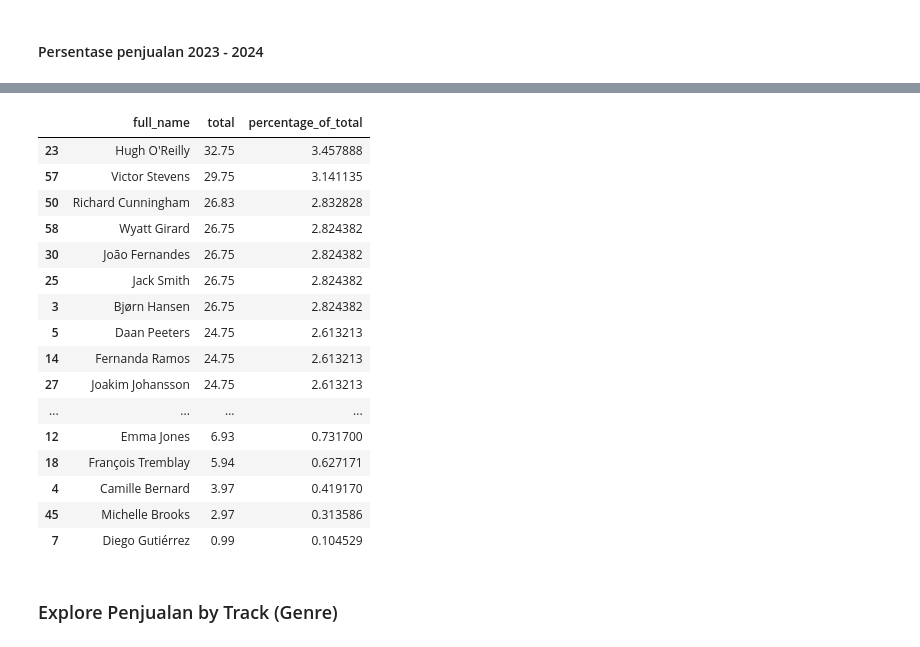
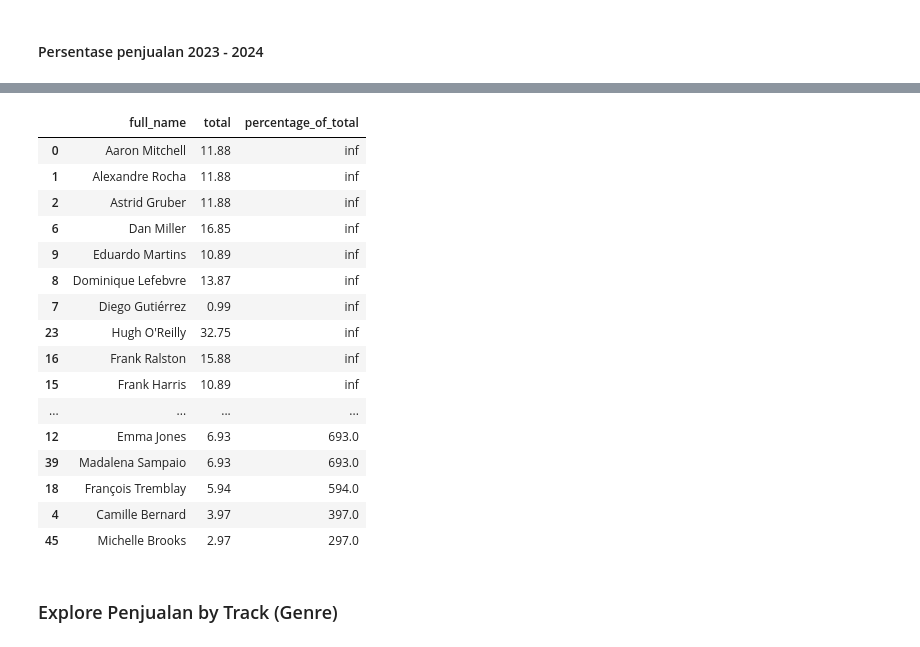
Before and after one commit to barastrong/Inkubasi, a Jupyter notebook: notebook.ipynb, the cells around one changed output, grey strips where cells are left out. Cells and saved outputs as stored; diff of their text form; code cells hidden in the pictures.

```diff
--- a/notebook.ipynb
+++ b/notebook.ipynb
@@ -1024,6 +1052,6 @@ spending_per_customer.sort_values('percentage_of_total', ascending=False)
 # %%
 # QUEST 9
 # TODO : hitung total revenue pada periode 2023-2024
-total_revenue_2324 = customer_invoice # lengkapi blok ini
+total_revenue_2324 = customer_invoice['invoice_date'].dt.year.isin([2023,2024]) # lengkapi blok ini
 total_revenue_2324
 # %% [output]
@@ -1031,29 +1070,29 @@ np.float64(947.1100000000001)
 # %%
 # QUEST 10
 # TODO : hitung persentase kontribusi pembelian customer terhadap total pendapatan pada periode 2023-2024
-spending_per_customer_2324 = customer_invoice[periode_filer].groupby('full_name').agg({
+spending_per_customer_2324 = customer_invoice[total_revenue_2324].groupby('full_name').agg({
     'total': 'sum'
 }).reset_index()
-spending_per_customer_2324['percentage_of_total'] = (spending_per_customer_2324['total'] / total_revenue_2324) # kali seratus
+spending_per_customer_2324['percentage_of_total'] = (spending_per_customer_2324['total'] / total_revenue_2324 *  100) # kali seratus
 spending_per_customer_2324.sort_values('percentage_of_total', ascending=False)
 # %% [output]
 |  | full_name | total | percentage_of_total |
-| 23 | Hugh O'Reilly | 32.75 | 3.457888 |
-| 57 | Victor Stevens | 29.75 | 3.141135 |
-| 50 | Richard Cunningham | 26.83 | 2.832828 |
-| 58 | Wyatt Girard | 26.75 | 2.824382 |
-| 30 | João Fernandes | 26.75 | 2.824382 |
-| 25 | Jack Smith | 26.75 | 2.824382 |
-| 3 | Bjørn Hansen | 26.75 | 2.824382 |
-| 5 | Daan Peeters | 24.75 | 2.613213 |
-| 14 | Fernanda Ramos | 24.75 | 2.613213 |
-| 27 | Joakim Johansson | 24.75 | 2.613213 |
+| 0 | Aaron Mitchell | 11.88 | inf |
+| 1 | Alexandre Rocha | 11.88 | inf |
+| 2 | Astrid Gruber | 11.88 | inf |
+| 6 | Dan Miller | 16.85 | inf |
+| 9 | Eduardo Martins | 10.89 | inf |
+| 8 | Dominique Lefebvre | 13.87 | inf |
+| 7 | Diego Gutiérrez | 0.99 | inf |
+| 23 | Hugh O'Reilly | 32.75 | inf |
+| 16 | Frank Ralston | 15.88 | inf |
+| 15 | Frank Harris | 10.89 | inf |
 | ... | ... | ... | ... |
-| 12 | Emma Jones | 6.93 | 0.731700 |
-| 18 | François Tremblay | 5.94 | 0.627171 |
-| 4 | Camille Bernard | 3.97 | 0.419170 |
-| 45 | Michelle Brooks | 2.97 | 0.313586 |
-| 7 | Diego Gutiérrez | 0.99 | 0.104529 |
+| 12 | Emma Jones | 6.93 | 693.0 |
+| 39 | Madalena Sampaio | 6.93 | 693.0 |
+| 18 | François Tremblay | 5.94 | 594.0 |
+| 4 | Camille Bernard | 3.97 | 397.0 |
+| 45 | Michelle Brooks | 2.97 | 297.0 |
 # %% [markdown]
 ### Explore Penjualan by Track (Genre)
 # %%
```
Also changed, not shown: parts of 24 cells of this notebook.
